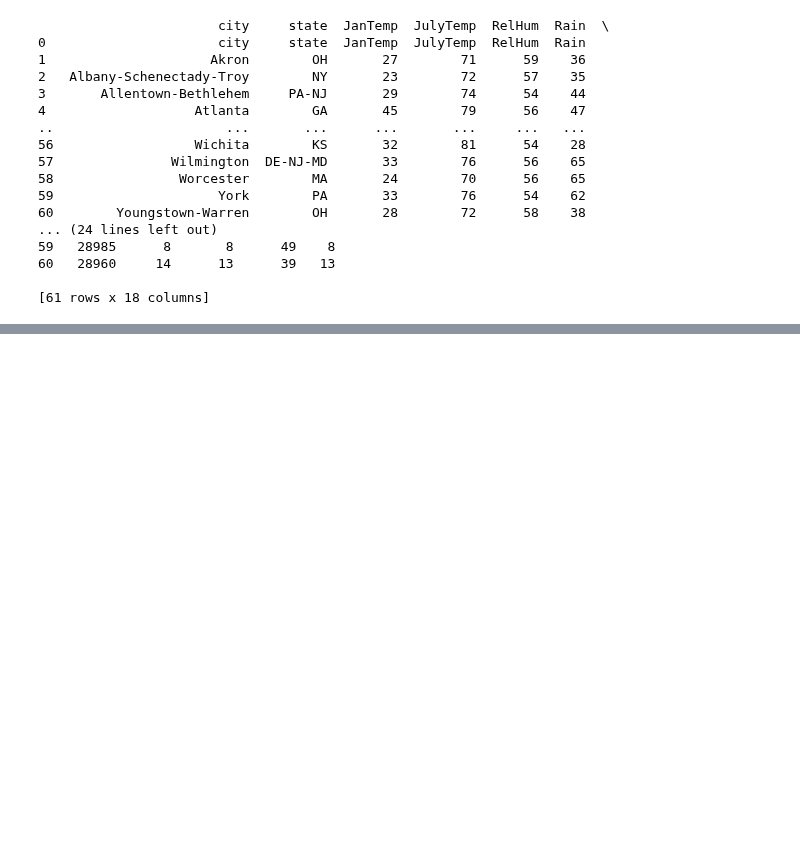
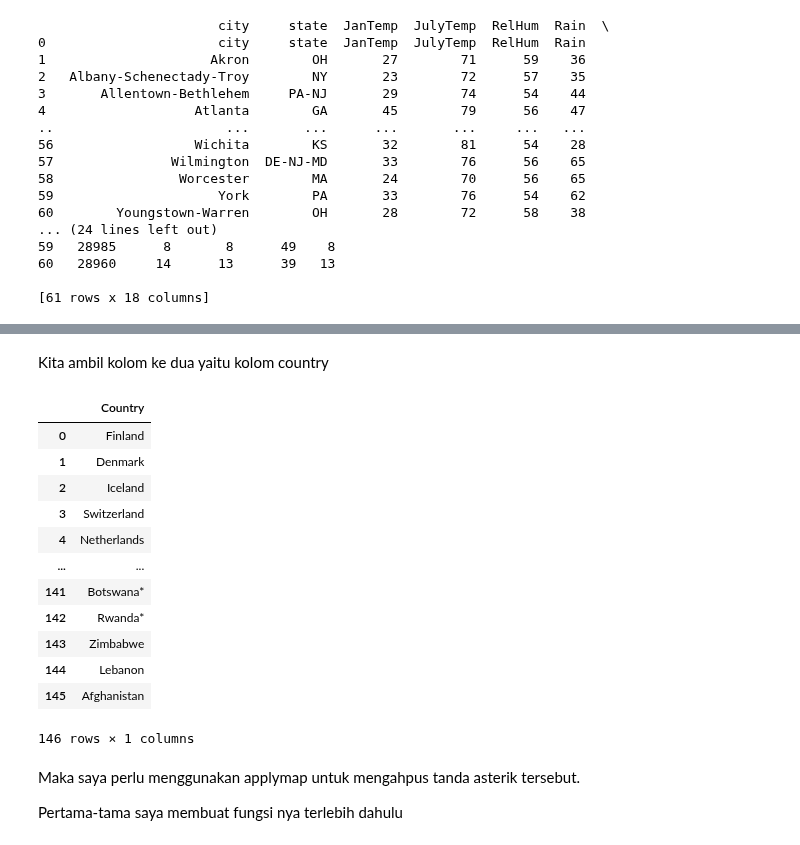
Before and after one commit to aricahyasaputra/data-sains-course-assigment-, a Jupyter notebook: Week 7/Tugas_7_Data_Sains.ipynb, the cells around one changed output, grey strips where cells are left out. Drawn from its saved outputs; the diff is of its cells as text; code cells hidden in the pictures; blank space fills up the shorter version.

```diff
--- a/Week 7/Tugas_7_Data_Sains.ipynb
+++ b/Week 7/Tugas_7_Data_Sains.ipynb
@@ -424,0 +460,23 @@ df.drop([0])
+# %% [markdown]
+Kita ambil kolom ke dua yaitu kolom country
+# %%
+df_country_only = df["Country"].to_frame("Country")
+df_country_only
+# %% [output]
+|  | Country |
+| 0 | Finland |
+| 1 | Denmark |
+| 2 | Iceland |
+| 3 | Switzerland |
+| 4 | Netherlands |
+| ... | ... |
+| 141 | Botswana* |
+| 142 | Rwanda* |
+| 143 | Zimbabwe |
+| 144 | Lebanon |
+| 145 | Afghanistan |
+146 rows × 1 columns
+# %% [markdown]
+Maka saya perlu menggunakan applymap untuk mengahpus tanda asterik tersebut.
+
+Pertama-tama saya membuat fungsi nya terlebih dahulu
```
Also changed, not shown: parts of 8 cells of this notebook.
